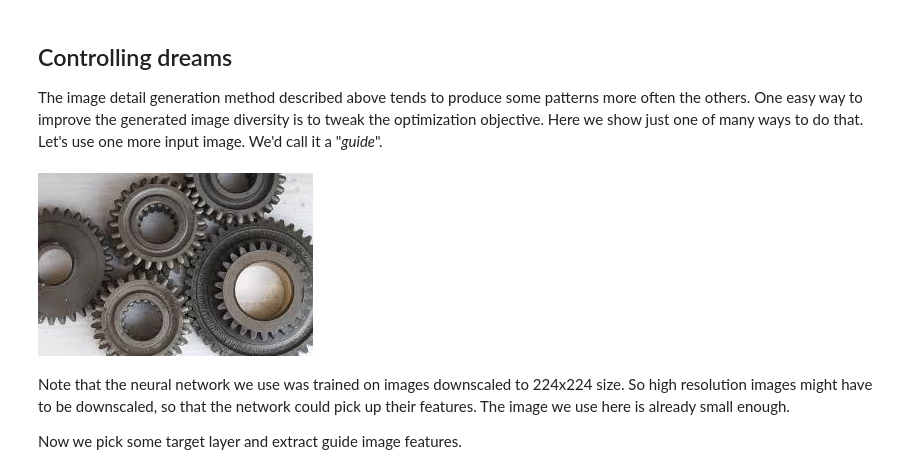
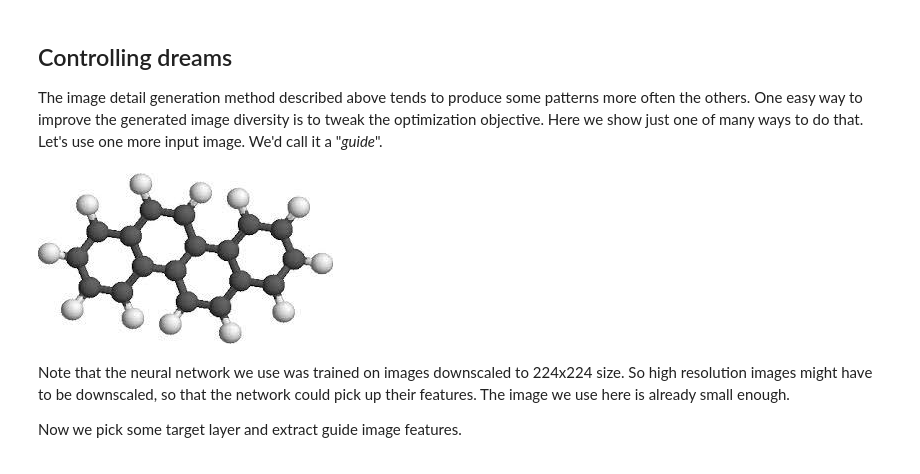
Before and after one commit to klappvisor/deepdream, a Jupyter notebook: dream.ipynb, the cells around one changed output. Cells and saved outputs as stored; diff of their text form; code cells hidden in the pictures.

```diff
--- a/dream.ipynb
+++ b/dream.ipynb
@@ -182,10 +182,10 @@ Image(filename='frames/0029.jpg')
 The image detail generation method described above tends to produce some patterns more often the others. One easy way to improve the generated image diversity is to tweak the optimization objective. Here we show just one of many ways to do that. Let's use one more input image. We'd call it a "*guide*".
 # %%
 #guide = np.float32(PIL.Image.open('flowers.jpg'))
-guide = np.float32(PIL.Image.open('gears2.jpg'))
+guide = np.float32(PIL.Image.open('mypah.jpg'))
 showarray(guide)
 # %% [output]
-[figure, old version]
+[figure, new version]
 # %% [markdown]
 Note that the neural network we use was trained on images downscaled to 224x224 size. So high resolution images might have to be downscaled, so that the network could pick up their features. The image we use here is already small enough.
 
```
Also changed, not shown: parts of 1 cell of this notebook.
